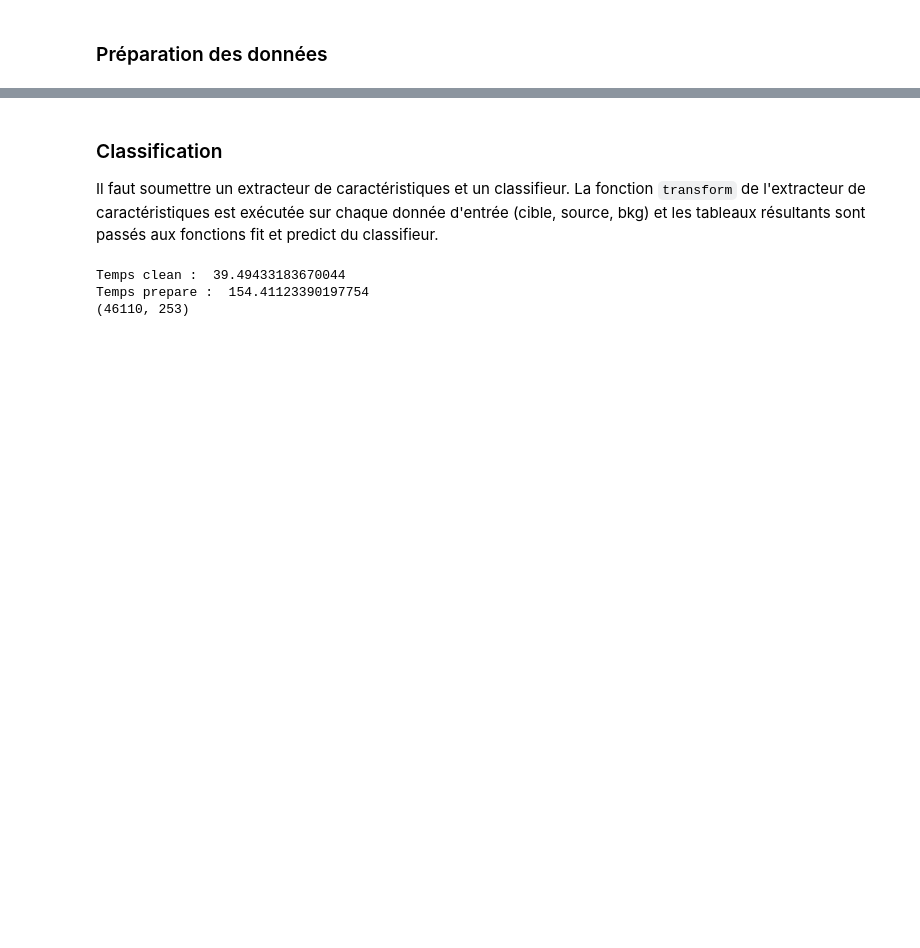
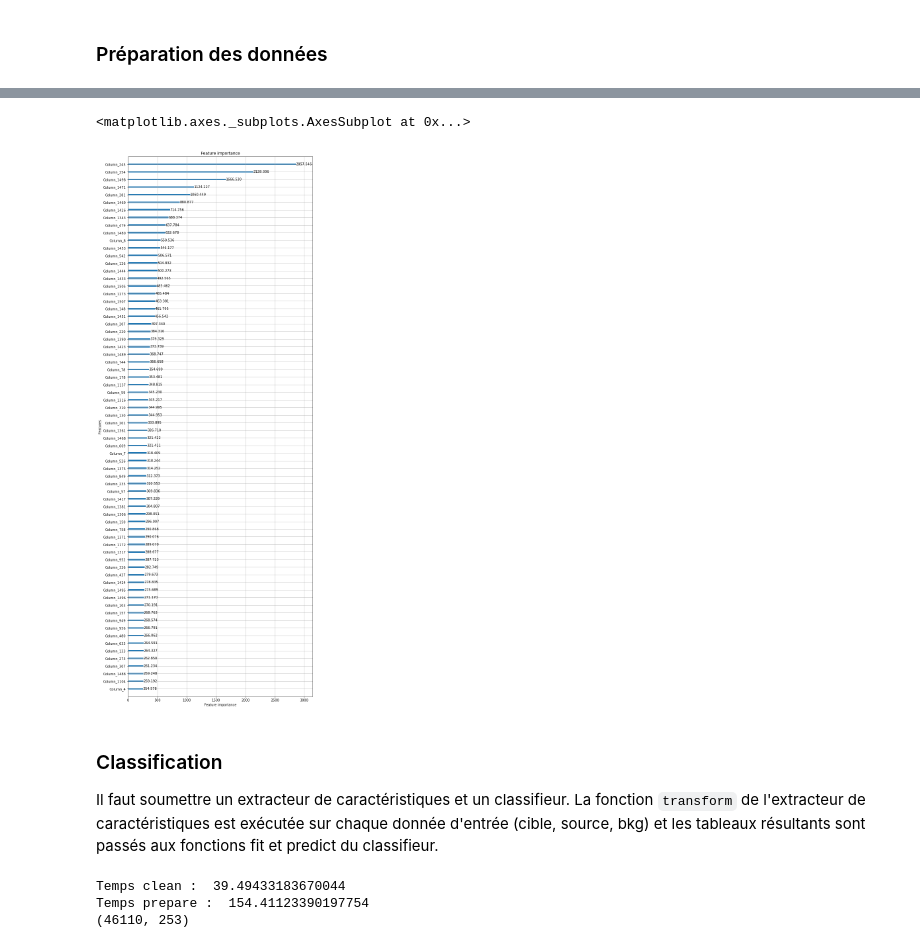
Before and after one commit to aflatoune/Huawei, a Jupyter notebook: oan_failure_starting_kit.ipynb, the cells around one changed output, grey strips where cells are left out. Saved outputs shown, nothing was run; the diff lists cells and outputs as text; code cells hidden in the pictures; blank space fills up the shorter version.

Commit message:
add slice

```diff
--- a/oan_failure_starting_kit.ipynb
+++ b/oan_failure_starting_kit.ipynb
@@ -42,0 +51,9 @@ Test data
+# %%
+prep = PrepareExtractor()
+# %%
+X_, y_ = prep.get_data(X_,
+                       y=y_train.source,
+                       size_sample=-1,
+                       col_names=data_cleaner.columns,
+                       resample={'unit': '6H', "func": 'mean'},
+                       first_diff=True)
@@ -52,7 +78,9 @@ for n, X_i in enumerate((X_train.source, X_train.target)):
     X, y = prep.get_data(X_,
                          col_names=data_cleaner.columns,
                          size_sample=-1,
-                         resample={'unit': 'D', 'func': 'mean'},
+                         resample={"unit": 'H', 'func': 'mean'},
+                         slice_=-24,
+                         add_unit=[],
                          name=n)
     list_X.append(X)
 # %% [output]
@@ -69,0 +114,11 @@ X.shape, y.shape
+# %%
+from lightgbm import LGBMClassifier
+
+start_m = time.time()
+lgbm = LGBMClassifier(n_estimators=500,
+                      max_depth=-1,
+                      num_leaves=31,
+                      random_state=44,
+                      n_jobs=-1)
+lgbm.fit(X, y)
+print("Temps modèle : ", str(time.time() - start_m))
@@ -70,3 +159,11 @@ X.shape, y.shape
+# %%
+plot_importance(lgbm,
+                importance_type='gain',
+                max_num_features=70,
+                figsize=(10, 30))
+# %% [output]
+<matplotlib.axes._subplots.AxesSubplot at 0x...>
+[figure, added]
 # %% [markdown]
 ### Classification
 
```
Also changed, not shown: parts of 17 cells of this notebook, 1 other file.
